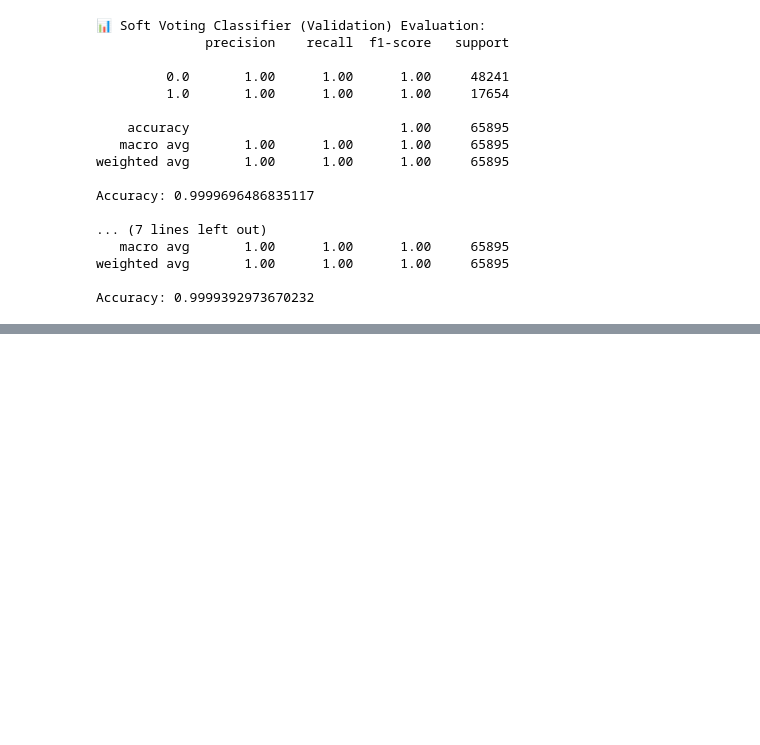
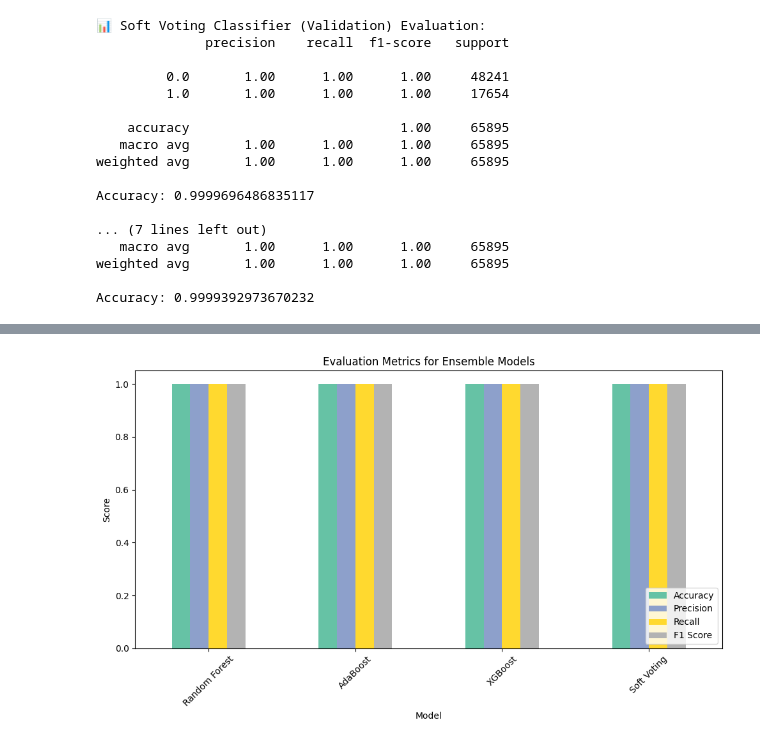
Before and after one commit to XavierRolex/Food-Classification-Model, a Jupyter notebook: preprocessing.ipynb, the cells around one changed output, grey strips where cells are left out. Cells and saved outputs as stored; diff of their text form; code cells hidden in the pictures; blank space fills up the shorter version.

```diff
--- a/preprocessing.ipynb
+++ b/preprocessing.ipynb
@@ -660,53 +660,69 @@ weighted avg       1.00      1.00      1.00     65895
 
 Accuracy: 0.9999392973670232
 # %%
-#Step 4: Evaluation Metrics
-
-import numpy as np
 import matplotlib.pyplot as plt
 import seaborn as sns
-from sklearn.metrics import (
-    confusion_matrix,
-    accuracy_score,
-    precision_score,
-    recall_score,
-    f1_score,
-    classification_report,
-    roc_auc_score
-)
+import pandas as pd
+from sklearn.metrics import accuracy_score, precision_score, recall_score, f1_score, confusion_matrix, classification_report
 
-# Predict on test set
-y_pred = soft_voting_clf.predict(X_test)
-y_proba =soft_voting_clf.predict_proba(X_test)[:, 1]
+# ------------------------------------------------------
+# 🧠 Predicted values from all post-tuning models
+# Make sure these are already defined from Step 3
+y_pred_rf = y_val_pred_rf_post       # From Random Forest post-tuning
+y_pred_ada = y_val_pred_ada          # From AdaBoost post-tuning
+y_pred_xgb = y_val_pred_xgb          # From XGBoost post-tuning
+y_pred_voting = soft_voting_clf.predict(X_val_scaled)  # From Soft Voting
 
-# Confusion Matrix and Metrics
-cm = confusion_matrix(y_test, y_pred)
-accuracy = accuracy_score(y_test, y_pred)
-precision = precision_score(y_test, y_pred)
-recall = recall_score(y_test, y_pred)
-f1 = f1_score(y_test, y_pred)
-roc_auc = roc_auc_score(y_test, y_proba)
+# Model names and predictions
+model_names = ['Random Forest', 'AdaBoost', 'XGBoost', 'Soft Voting']
+model_preds = [y_pred_rf, y_pred_ada, y_pred_xgb, y_pred_voting]
 
-# Print Metrics
-print("Confusion Matrix:\n", cm)
-print(f"\nAccuracy:  {accuracy:.4f}")
-print(f"Precision: {precision:.4f}")
-print(f"Recall:    {recall:.4f}")
-print(f"F1 Score:  {f1:.4f}")
-print(f"ROC AUC:   {roc_auc:.4f}")
-print("\nClassification Report:\n", classification_report(y_test, y_pred))
+# ------------------------------------------------------
+# 📈 Collect evaluation metrics
+accuracy_list = []
+precision_list = []
+recall_list = []
+f1_list = []
 
-# Plot Confusion Matrix with Percentages
-plt.figure(figsize=(6, 5))
-group_counts = [f"{value}" for value in cm.flatten()]
-group_percentages = [f"{(value / np.sum(cm)) * 100:.1f}%" for value in cm.flatten()]
-labels = [f"{count}\n{percent}" for count, percent in zip(group_counts, group_percentages)]
-labels = np.asarray(labels).reshape(2, 2)
+for y_pred in model_preds:
+    accuracy_list.append(accuracy_score(y_val, y_pred))
+    precision_list.append(precision_score(y_val, y_pred))
+    recall_list.append(recall_score(y_val, y_pred))
+    f1_list.append(f1_score(y_val, y_pred))
 
-sns.heatmap(cm, annot=labels, fmt="", cmap="Blues", xticklabels=['Pred 0', 'Pred 1'], yticklabels=['Actual 0', 'Actual 1'])
-plt.title("Confusion Matrix")
-plt.xlabel("Predicted")
-plt.ylabel("Actual")
+# ------------------------------------------------------
+# 📋 Comparison table
+results_df = pd.DataFrame({
+    'Model': model_names,
+    'Accuracy': accuracy_list,
+    'Precision': precision_list,
+    'Recall': recall_list,
+    'F1 Score': f1_list
+})
+
+print("📊 Model Performance Comparison Table:")
+print(results_df)
+
+# ------------------------------------------------------
+# 📊 Bar Plot for comparison
+results_df.set_index('Model').plot(kind='bar', figsize=(10, 6), colormap='Set2')
+plt.title('Evaluation Metrics for Ensemble Models')
+plt.ylabel('Score')
+plt.ylim(0, 1.05)
+plt.xticks(rotation=45)
+plt.legend(loc='lower right')
 plt.tight_layout()
 plt.show()
+
+# ------------------------------------------------------
+# 🔥 Confusion Matrix Heatmaps
+for name, y_pred in zip(model_names, model_preds):
+    cm = confusion_matrix(y_val, y_pred)
+    plt.figure(figsize=(5, 4))
+    sns.heatmap(cm, annot=True, fmt='d', cmap='Blues')
+    plt.title(f'Confusion Matrix - {name}')
+    plt.xlabel('Predicted')
+    plt.ylabel('Actual')
+    plt.tight_layout()
+    plt.show()
 # %% [output]
@@ -713,0 +735 @@ NameError: name 'voting_clf' is not defined
+[figure, added]
```
Also changed, not shown: parts of 1 cell of this notebook.
